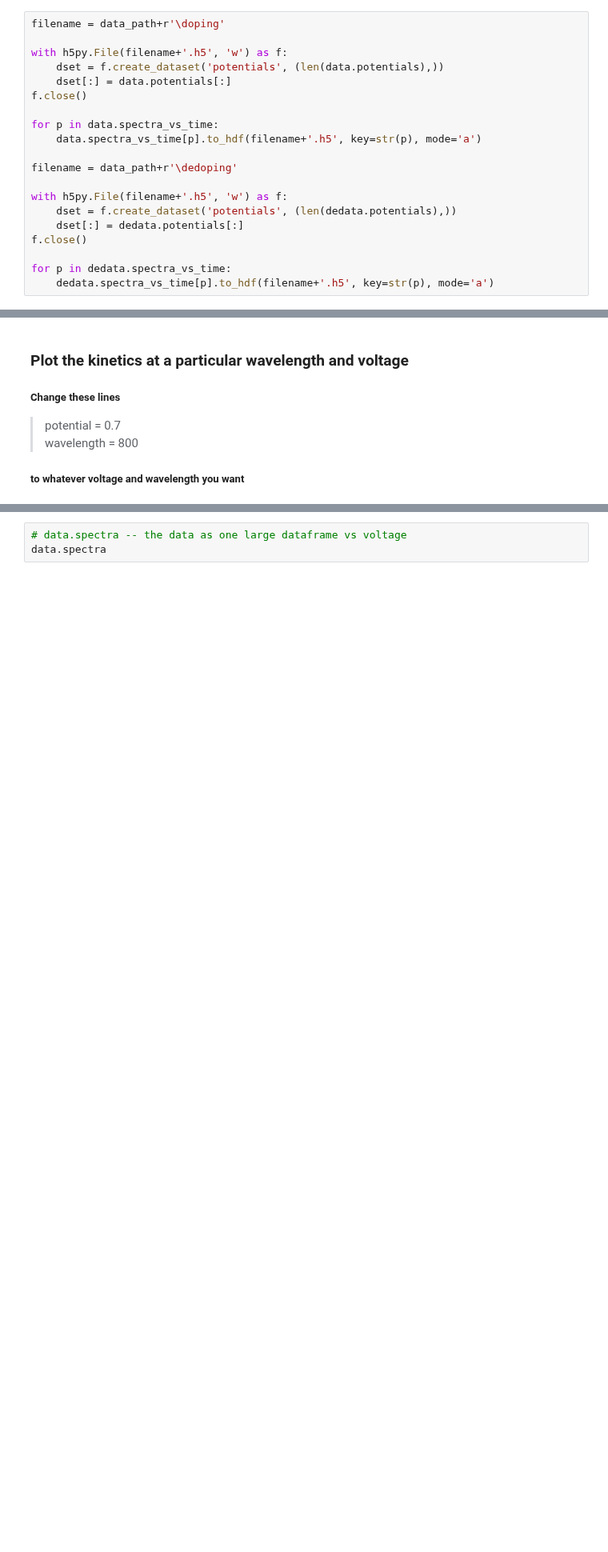
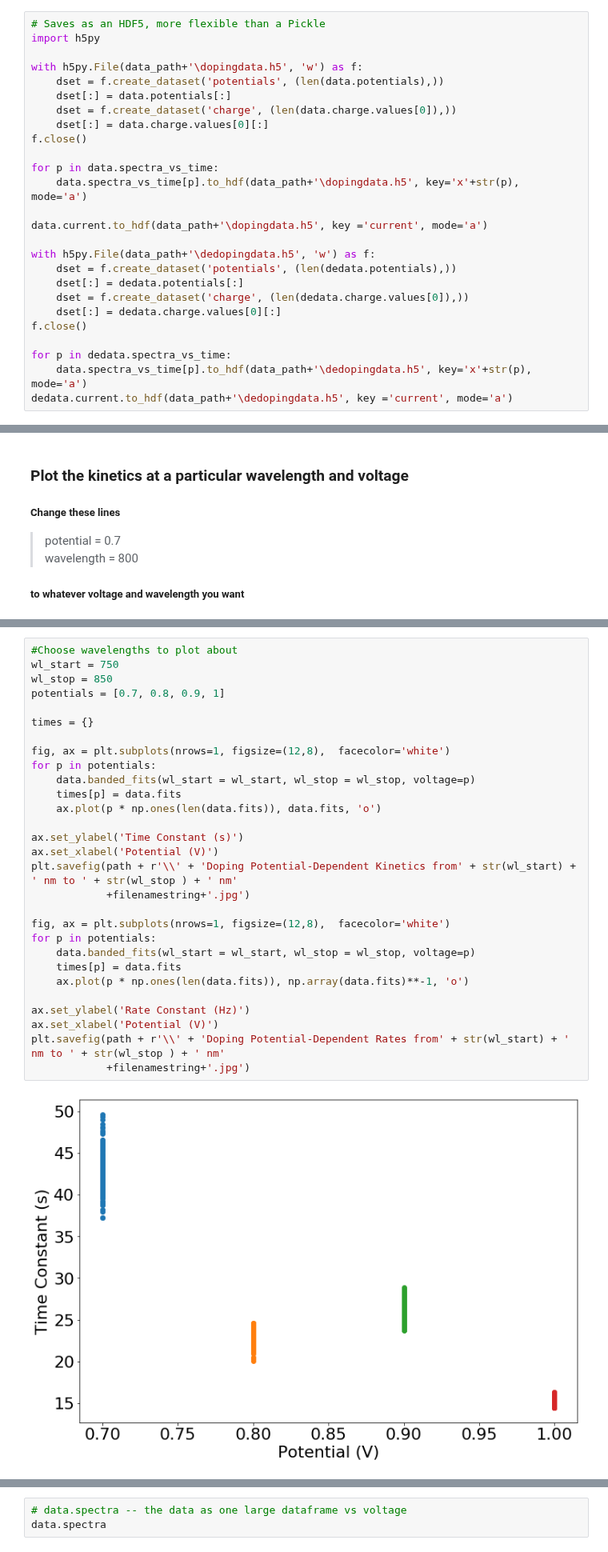
Before and after one commit to rajgiriUW/OECT_processing, a Jupyter notebook: processing_scripts/UV-Vis Notebook.ipynb, the cells around one changed output, grey strips where cells are left out. Shown at 80% size. Saved outputs shown, nothing was run; the diff lists cells and outputs as text; blank space fills up the shorter version.

```diff
--- a/processing_scripts/UV-Vis Notebook.ipynb
+++ b/processing_scripts/UV-Vis Notebook.ipynb
@@ -149,23 +158,29 @@ Voltage extraction
 # %%
-filename = data_path+r'\doping'
+# Saves as an HDF5, more flexible than a Pickle
+import h5py
 
-with h5py.File(filename+'.h5', 'w') as f:
+with h5py.File(data_path+'\dopingdata.h5', 'w') as f:
     dset = f.create_dataset('potentials', (len(data.potentials),))
     dset[:] = data.potentials[:]
+    dset = f.create_dataset('charge', (len(data.charge.values[0]),))
+    dset[:] = data.charge.values[0][:]
 f.close()
 
 for p in data.spectra_vs_time:
-    data.spectra_vs_time[p].to_hdf(filename+'.h5', key=str(p), mode='a')
+    data.spectra_vs_time[p].to_hdf(data_path+'\dopingdata.h5', key='x'+str(p), mode='a')
 
-filename = data_path+r'\dedoping'
+data.current.to_hdf(data_path+'\dopingdata.h5', key ='current', mode='a')
 
-with h5py.File(filename+'.h5', 'w') as f:
+with h5py.File(data_path+'\dedopingdata.h5', 'w') as f:
     dset = f.create_dataset('potentials', (len(dedata.potentials),))
     dset[:] = dedata.potentials[:]
+    dset = f.create_dataset('charge', (len(dedata.charge.values[0]),))
+    dset[:] = dedata.charge.values[0][:]
 f.close()
 
 for p in dedata.spectra_vs_time:
-    dedata.spectra_vs_time[p].to_hdf(filename+'.h5', key=str(p), mode='a')
+    data.spectra_vs_time[p].to_hdf(data_path+'\dedopingdata.h5', key='x'+str(p), mode='a')
+dedata.current.to_hdf(data_path+'\dedopingdata.h5', key ='current', mode='a')
 # %% [markdown]
 ## 2. Cool Plots!
 
@@ -290,0 +311,31 @@ plt.savefig(path + r'\\' + 'Threshold at ' + str(wavelength) + ' nm'
+# %%
+#Choose wavelengths to plot about
+wl_start = 750
+wl_stop = 850
+potentials = [0.7, 0.8, 0.9, 1]
+
+times = {}
+
+fig, ax = plt.subplots(nrows=1, figsize=(12,8),  facecolor='white')
+for p in potentials:
+    data.banded_fits(wl_start = wl_start, wl_stop = wl_stop, voltage=p)
+    times[p] = data.fits
+    ax.plot(p * np.ones(len(data.fits)), data.fits, 'o')
+
+ax.set_ylabel('Time Constant (s)')
+ax.set_xlabel('Potential (V)')
+plt.savefig(path + r'\\' + 'Doping Potential-Dependent Kinetics from' + str(wl_start) + ' nm to ' + str(wl_stop ) + ' nm'
+            +filenamestring+'.jpg')
+
+fig, ax = plt.subplots(nrows=1, figsize=(12,8),  facecolor='white')
+for p in potentials:
+    data.banded_fits(wl_start = wl_start, wl_stop = wl_stop, voltage=p)
+    times[p] = data.fits
+    ax.plot(p * np.ones(len(data.fits)), np.array(data.fits)**-1, 'o')
+
+ax.set_ylabel('Rate Constant (Hz)')
+ax.set_xlabel('Potential (V)')
+plt.savefig(path + r'\\' + 'Doping Potential-Dependent Rates from' + str(wl_start) + ' nm to ' + str(wl_stop ) + ' nm'
+            +filenamestring+'.jpg')
+# %% [output]
+[figure, added]
```
Also changed, not shown: parts of 13 cells of this notebook, 1 other file.
